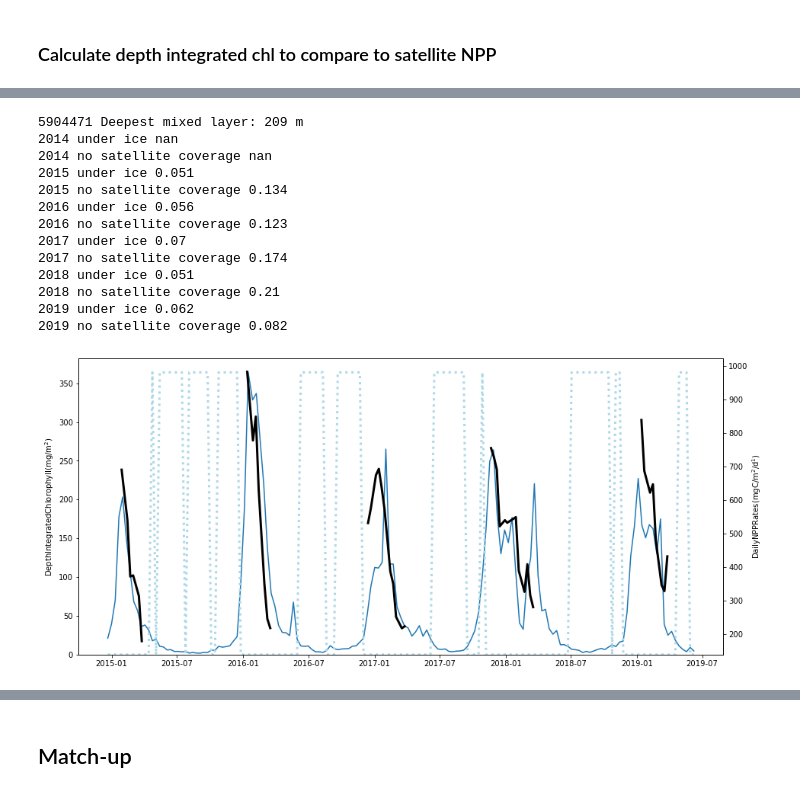
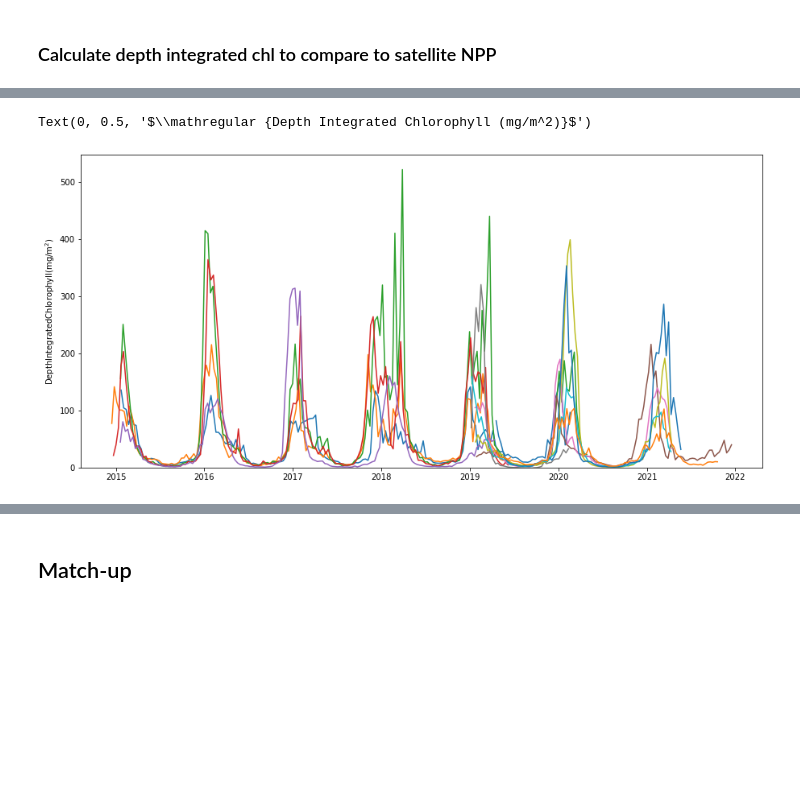
Before and after one commit to ClaraCDouglas/net_community_production, a Jupyter notebook: notebooks/Satellite_float_Matchup.ipynb, the cells around one changed output, grey strips where cells are left out. Saved outputs shown, nothing was run; the diff lists cells and outputs as text; code cells hidden in the pictures; blank space fills up the shorter version.

Commit message:
plots of sat/float match ups made, plus some maps/float trajectories. initial proportion calcs need checking

```diff
--- a/notebooks/Satellite_float_Matchup.ipynb
+++ b/notebooks/Satellite_float_Matchup.ipynb
@@ -194,7 +194,7 @@ def nosat_chl(data,yix):
 ## Load in satellite data
 # %%
 rootdir = '../data/interim/'
-satfiles = sorted(glob.glob(rootdir+"/*.nc"))
+satfiles = sorted(glob.glob(rootdir+"/*nans.nc"))
 print(satfiles)
 
 fd=xr.open_dataset(satfiles[0])
@@ -258,11 +258,12 @@ warnings.filterwarnings('ignore')
 # %%
 #make structure for floats
 AllFloats = {}
-
+float_ID=[]
 for f_ix in range(0,len(files)):
     FLOAT = grids_one_buoy(files[f_ix],display_info = False, DO_ml_crit = 2.5, clear_short = True)
     AllFloats[FLOAT.gr["WMO_code"]] = {}
     AllFloats[FLOAT.gr["WMO_code"]]['dates_dt']=FLOAT.gr["date_dt"]
+    float_ID=np.append(float_ID,FLOAT.gr["WMO_code"])
     #upperlim=0
     #lowerlim=np.nanmax(FLOAT.gr["mld"])
     #print(FLOAT.gr["WMO_code"],"Deepest mixed layer: %1.0f m"%(lowerlim))
@@ -294,6 +295,7 @@ for f_ix in range(0,len(files)):
     fz=len(FLOAT.gr["date_dt"])
     ## Select satellite pixel and get NPP value
     AllFloats[FLOAT.gr["WMO_code"]]['NPP_atprofiles']=np.full(fz,np.nan)
+    AllFloats[FLOAT.gr["WMO_code"]]['satnan']=np.full(fz,np.nan)
     AllFloats[FLOAT.gr["WMO_code"]]['sat_date']=[]
     for fix in range(0,fz):
         #print(FLOAT.gr["date_dt"][fix])
@@ -315,14 +317,13 @@ for f_ix in range(0,len(files)):
         AllFloats[FLOAT.gr["WMO_code"]]['NPP_atprofiles'][fix]=fd['npp'].sel(date=date_sel,lat=FLOAT.gr["Lat"][fix],lon=FLOAT.gr["Lon"][fix],method='nearest').values
         #AllFloats[FLOAT.gr["WMO_code"]]['NPP_atprofiles'][fix]=fd['npp'].sel(date=date_sel,lat=-50,lon=25,method='nearest').values # just choosing a randon single location to check code
 
+        if AllFloats[FLOAT.gr["WMO_code"]]['NPP_atprofiles'][fix]<0: # identify where float profiles don't have a corresponding satellite value
+            AllFloats[FLOAT.gr["WMO_code"]]['satnan'][fix]=1 #1 where there is nan for satellite NPP value
+        else:
+            AllFloats[FLOAT.gr["WMO_code"]]['satnan'][fix]=0 #0 where there is a satellite NPP value
+
     AllFloats[FLOAT.gr["WMO_code"]]['NPP_atprofiles'][np.where(AllFloats[FLOAT.gr["WMO_code"]]['NPP_atprofiles']<0)]=np.nan
     #display(AllFloats[FLOAT.gr["WMO_code"]]['NPP_atprofiles'])
-
-    #Plot
-    fig = plt.subplots(figsize = (20, 8))
-    plt.plot(AllFloats[FLOAT.gr["WMO_code"]]['sat_date'],AllFloats[FLOAT.gr["WMO_code"]]['NPP_atprofiles'], c='black')
-    plt.ylabel('NPP (mg/m2/d1)')
-    plt.xlabel('Date')
 # %% [output]
 5904397 Deepest mixed layer: 142 m
 2015 under ice 0.027
@@ -500,32 +345,27 @@ array([         nan,          nan, 378.12689209, 324.17205811,
 # %%
-#chl_plot=AllFloats[FLOAT.gr["WMO_code"]]['chl_intr200']
-chl=AllFloats[FLOAT.gr["WMO_code"]]['chl_intr200']
-date=AllFloats[FLOAT.gr["WMO_code"]]['dates_dt']
+#Plot
+#fig = plt.subplots(figsize = (20, 8))
+#plt.plot(AllFloats[FLOAT.gr["WMO_code"]]['sat_date'],AllFloats[FLOAT.gr["WMO_code"]]['NPP_atprofiles'], c='black')
+#plt.ylabel('NPP (mg/m2/d1)')
+#plt.xlabel('Date')
 
 fig = plt.figure(figsize = (25,20))
 ax0 = fig.add_axes([0.07,0.65,0.47,0.27])
-ax0.plot(date,chl)
+for f_ix in range(0,len(float_ID)):
+    ID=float_ID[f_ix]
+    chl=AllFloats[ID]['chl_intr200']
+    date=AllFloats[ID]['dates_dt']
+
+    ax0.plot(date,chl)
 ax0.set_ylim(0)
 ax0.set_ylabel('$\mathregular {Depth Integrated Chlorophyll (mg/m^2)}$')
 
-ax1=ax0.twinx()
-ax1.plot(sat_date,NPP_atprofiles, c='black',linewidth=3)
-ax1.set_ylabel('$\mathregular {Daily NPP Rates (mgC/m^2/d^1)}$')
+#ax1=ax0.twinx()
+#ax1.plot(sat_date,NPP_atprofiles, c='black',linewidth=3)
+#ax1.set_ylabel('$\mathregular {Daily NPP Rates (mgC/m^2/d^1)}$')
 
-underice4,=ax0.plot(FLOAT.gr["date_dt"],(AllFloats[FLOAT.gr["WMO_code"]]['underice_yesno']*(np.nanmax(chl))),c='lightblue',ls=':',lw=3)
+#underice4,=ax0.plot(FLOAT.gr["date_dt"],(AllFloats[FLOAT.gr["WMO_code"]]['underice_yesno']*(np.nanmax(chl))),c='lightblue',ls=':',lw=3)
 #nosat__,=ax0.plot(FLOAT.gr["date_dt"],(AllFloats[FLOAT.gr["WMO_code"]]['no_sat_yesno']*(np.nanmax(chl))),c='orange',ls=':',lw=3)
 # %% [output]
-5904471 Deepest mixed layer: 209 m
-2014 under ice nan
-2014 no satellite coverage nan
-2015 under ice 0.051
-2015 no satellite coverage 0.134
-2016 under ice 0.056
-2016 no satellite coverage 0.123
-2017 under ice 0.07
-2017 no satellite coverage 0.174
-2018 under ice 0.051
-2018 no satellite coverage 0.21
-2019 under ice 0.062
-2019 no satellite coverage 0.082
+Text(0, 0.5, '$\\mathregular {Depth Integrated Chlorophyll (mg/m^2)}$')
-[figure, old version]
+[figure, new version]
```
Also changed, not shown: parts of 14 cells of this notebook.
